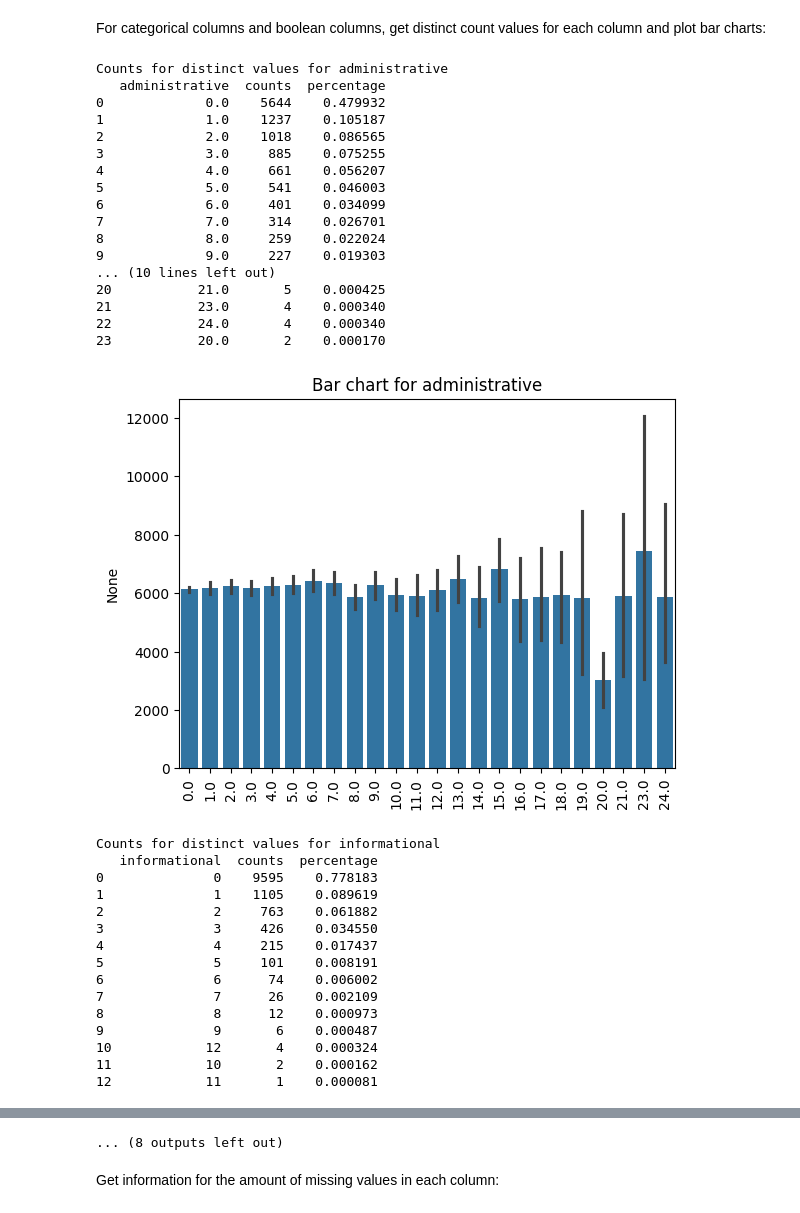
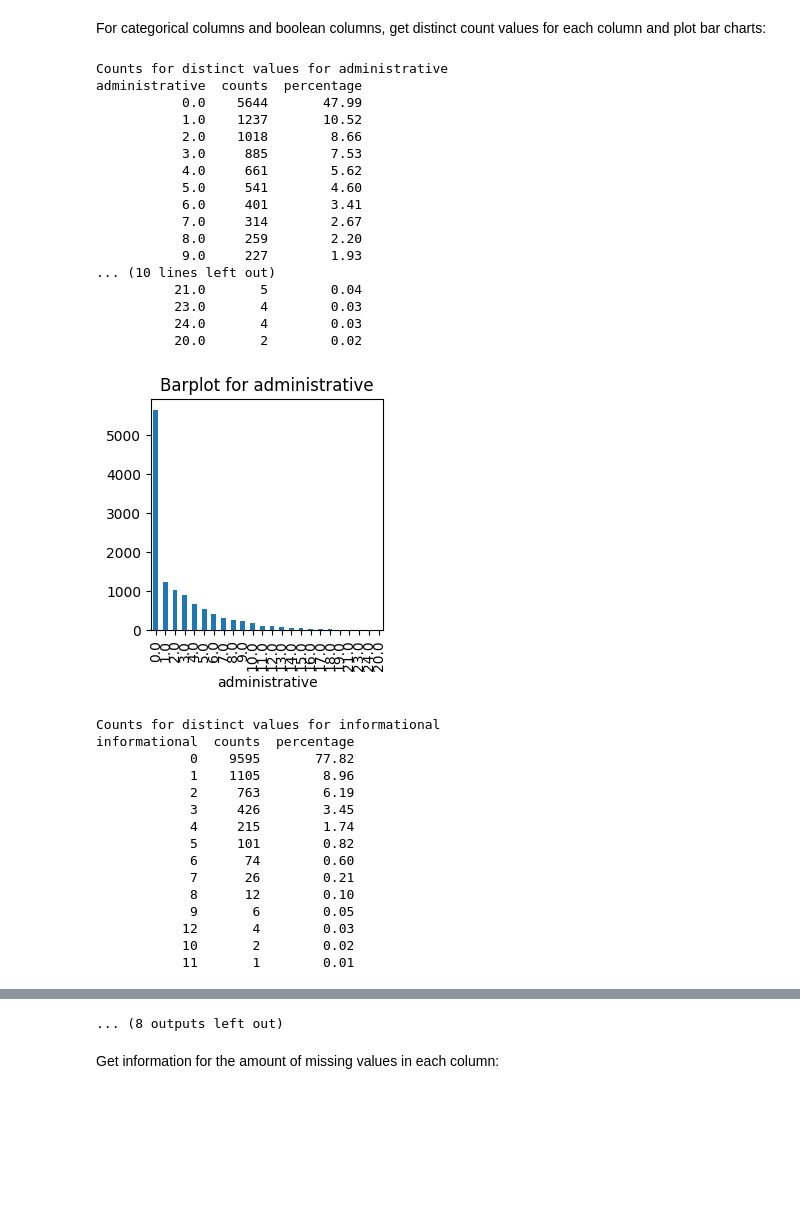
Before and after one commit to MadokaKumamaru/exploratory-data-analysis---online-shopping-in-retail309, a Jupyter notebook: retail_EDA_report.ipynb, the cells around one changed output, grey strips where cells are left out. Cells and saved outputs as stored; diff of their text form; code cells hidden in the pictures; blank space fills up the shorter version.

```diff
--- a/retail_EDA_report.ipynb
+++ b/retail_EDA_report.ipynb
@@ -114,42 +114,42 @@ For categorical columns and boolean columns, get distinct count values for each
 # %%
 for column in categorical_columns:
     customer_activity_info.get_counts(column)
-    customer_activity_plot.plot_barchart(column)
+    customer_activity_plot.plot_counts(column)
 
 for column in boolean_columns:
     customer_activity_info.get_counts(column)
-    customer_activity_plot.plot_barchart(column)
+    customer_activity_plot.plot_counts(column)
 # %% [output]
 Counts for distinct values for administrative
-   administrative  counts  percentage
-0             0.0    5644    0.479932
-1             1.0    1237    0.105187
-2             2.0    1018    0.086565
-3             3.0     885    0.075255
-4             4.0     661    0.056207
-5             5.0     541    0.046003
-6             6.0     401    0.034099
-7             7.0     314    0.026701
-8             8.0     259    0.022024
-9             9.0     227    0.019303
+administrative  counts  percentage
+           0.0    5644       47.99
+           1.0    1237       10.52
+           2.0    1018        8.66
+           3.0     885        7.53
+           4.0     661        5.62
+           5.0     541        4.60
+           6.0     401        3.41
+           7.0     314        2.67
+           8.0     259        2.20
+           9.0     227        1.93
 ... (10 lines left out)
-20           21.0       5    0.000425
-21           23.0       4    0.000340
-22           24.0       4    0.000340
-23           20.0       2    0.000170
+          21.0       5        0.04
+          23.0       4        0.03
+          24.0       4        0.03
+          20.0       2        0.02
-[figure, old version]
+[figure, new version]
 Counts for distinct values for informational
-   informational  counts  percentage
-0              0    9595    0.778183
-1              1    1105    0.089619
-2              2     763    0.061882
-3              3     426    0.034550
-4              4     215    0.017437
-5              5     101    0.008191
-6              6      74    0.006002
-7              7      26    0.002109
-8              8      12    0.000973
-9              9       6    0.000487
-10            12       4    0.000324
-11            10       2    0.000162
-12            11       1    0.000081
+informational  counts  percentage
+            0    9595       77.82
+            1    1105        8.96
+            2     763        6.19
+            3     426        3.45
+            4     215        1.74
+            5     101        0.82
+            6      74        0.60
+            7      26        0.21
+            8      12        0.10
+            9       6        0.05
+           12       4        0.03
+           10       2        0.02
+           11       1        0.01
```
Also changed, not shown: parts of 50 cells of this notebook, 1 other file.
